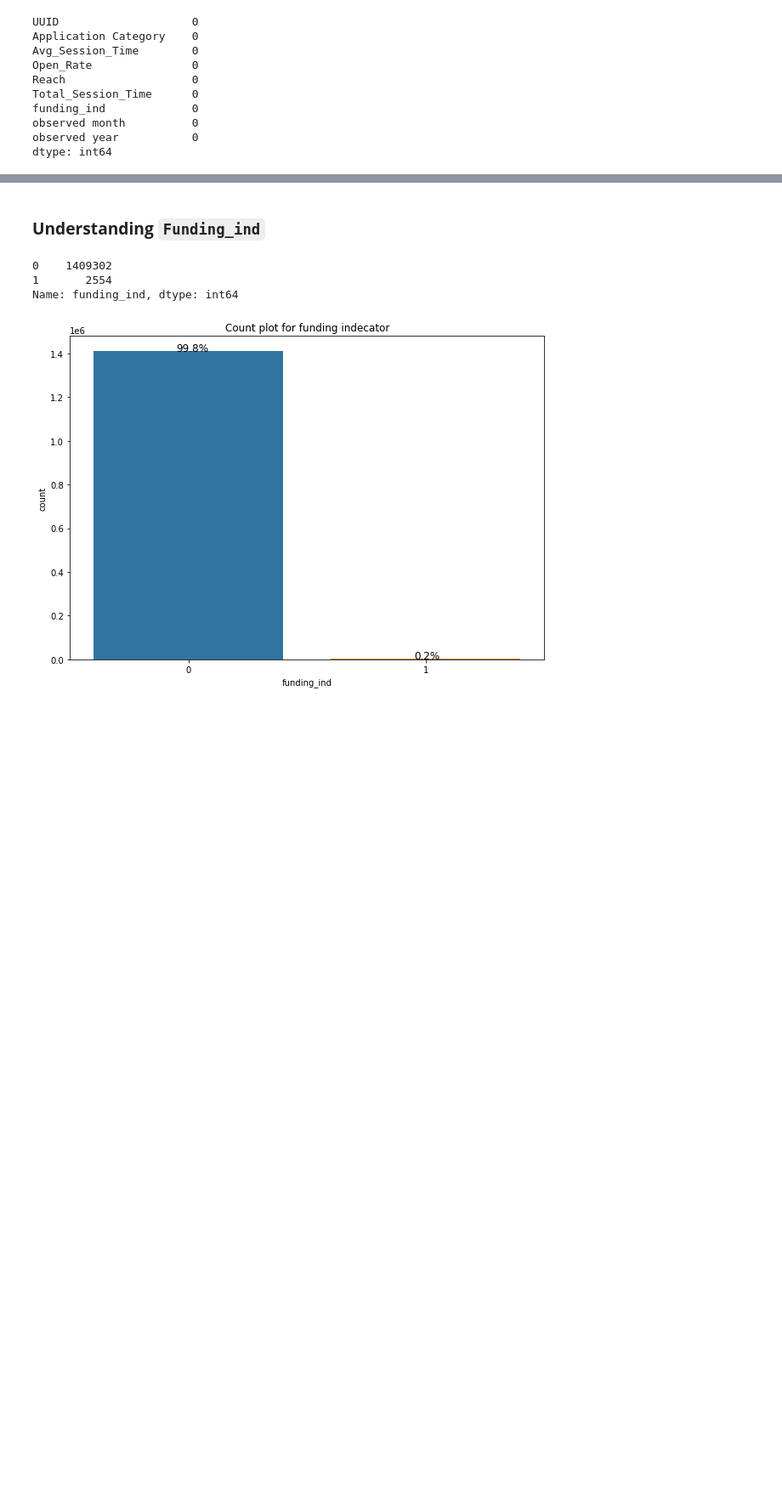
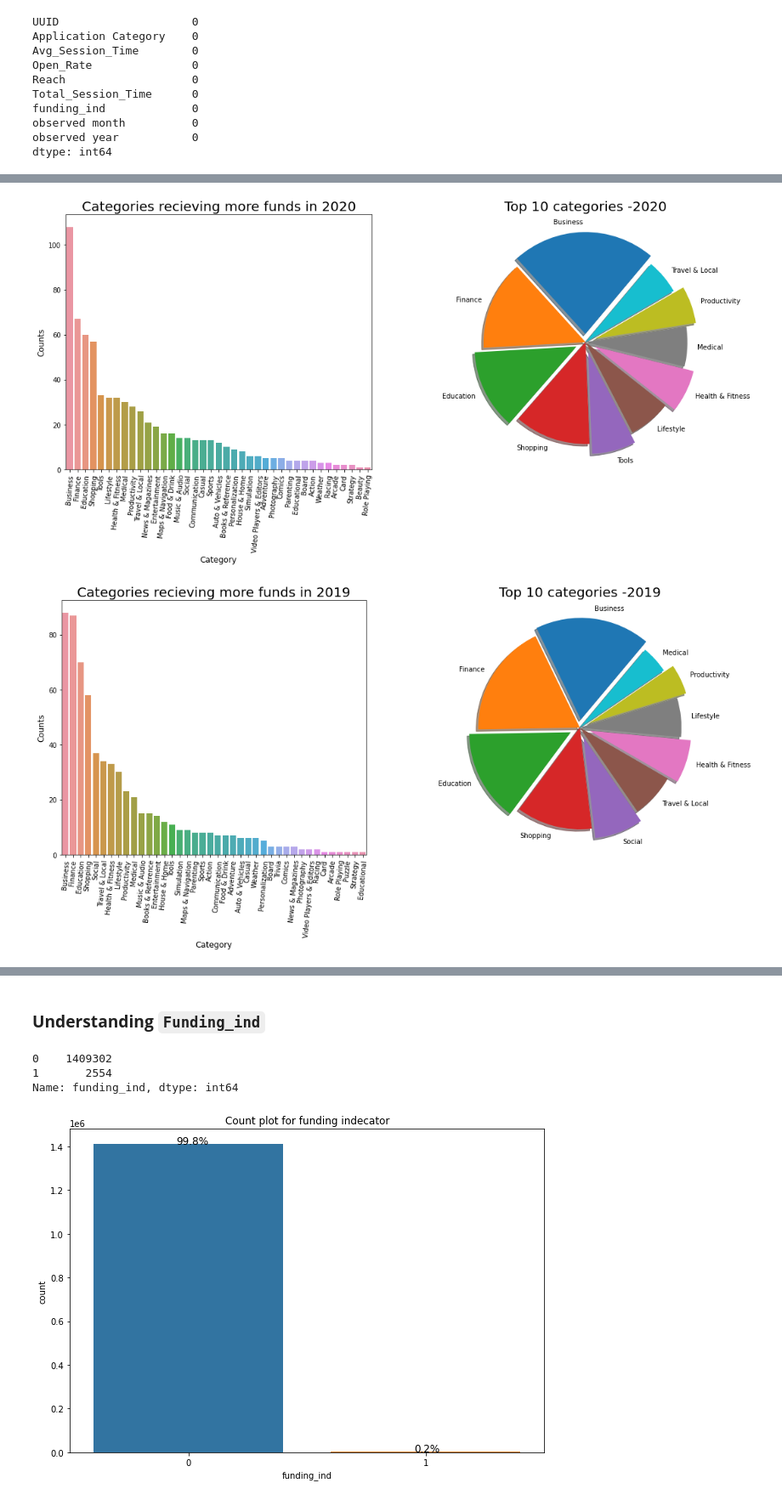
Before and after one commit to anshudhanshu/Startups-Funding-Prediction, a Jupyter notebook: Sudhanshu_Rawat_Team_5_Capstone_Project.ipynb, the cells around one changed output, grey strips where cells are left out. Shown at 85% size. Cells and saved outputs as stored; diff of their text form; code cells hidden in the pictures; blank space fills up the shorter version.

```diff
--- a/Sudhanshu_Rawat_Team_5_Capstone_Project.ipynb
+++ b/Sudhanshu_Rawat_Team_5_Capstone_Project.ipynb
@@ -735,0 +784,26 @@ array([ 3,  4,  6,  2,  5, 12,  1, 11,  7,  8,  9, 10])
+# %%
+Funded_df = new_df[new_df['funding_ind']==1]
+Non_funded_df = new_df[new_df['funding_ind']==0]
+# %%
+# Trend of recieving funds over years for each category
+years = Funded_df['observed year'].value_counts().index.to_list()
+
+plt.rcParams['figure.figsize'] = (18, 7)
+for i in years:
+  plt.figure()
+  temp = Funded_df[Funded_df['observed year']==i]
+  a = pd.DataFrame(temp['Application Category'].value_counts())
+  ax1 = plt.subplot(121)
+  sns.barplot(x=a.index, y= a['Application Category'] )
+  plt.xlabel('Category', fontsize = 12)
+  plt.xticks(rotation=85)
+  plt.ylabel('Counts', fontsize = 12)
+  ax1.set_title('Categories recieving more funds in '+str(i), fontsize = 20)
+
+  ax2 = plt.subplot(122)
+  explode =(0.08,0,0.1,0, 0.1,0,0.1,0, 0.1, 0)
+  plt.pie(a.sort_values(['Application Category'], ascending=False).head(10), labels=a.sort_values(['Application Category'], ascending=False).head(10).index, startangle=50, shadow = True, explode = explode)
+  ax2.set_title('Top 10 categories -'+str(i), fontsize = 20)
+# %% [output]
+[figure, added]
+[figure, added]
```
Also changed, not shown: parts of 73 cells of this notebook.
